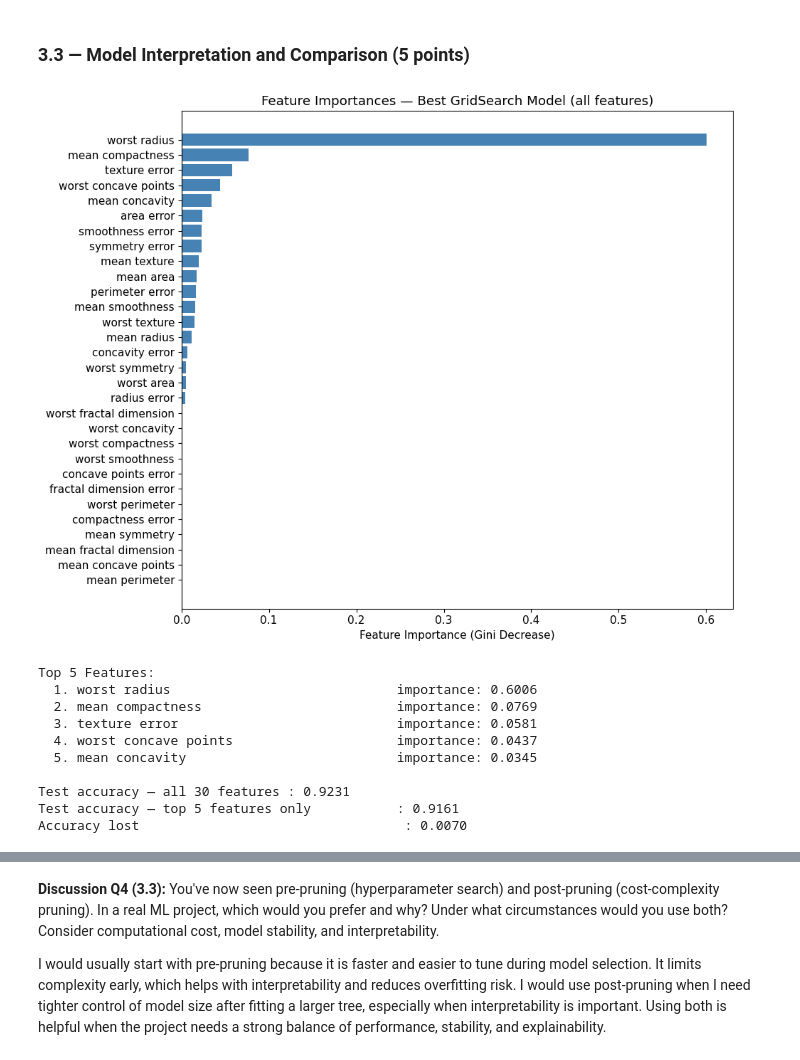
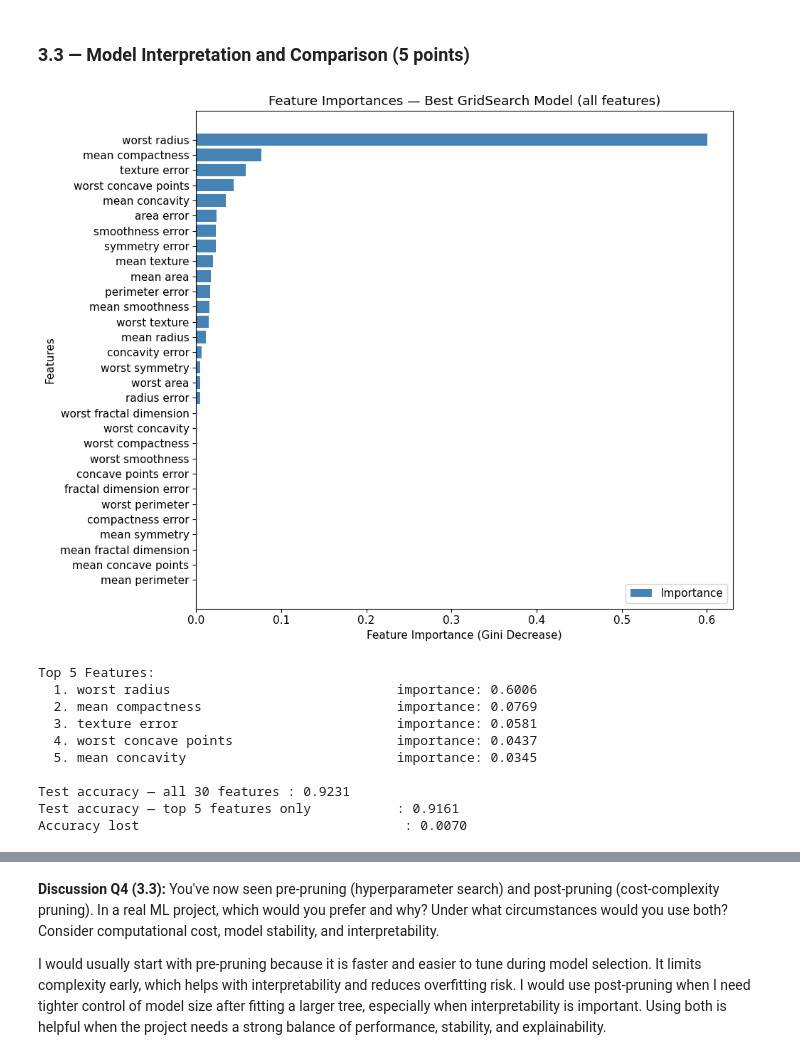
Before and after one commit to Shrxmy/25263CSDMachineLearning, a Jupyter notebook: [4] Group 8 - Module 4 - CART Lab Activity/Group8_CART_Lab_Activity.ipynb, the cells around one changed output, grey strips where cells are left out. Cells and saved outputs as stored; diff of their text form; code cells hidden in the pictures.

```diff
--- a/[4] Group 8 - Module 4 - CART Lab Activity/Final CART_Lab_Activity.ipynb
+++ b/[4] Group 8 - Module 4 - CART Lab Activity/Group8_CART_Lab_Activity.ipynb
@@ -327,6 +311,7 @@ Model                | Train Accuracy  | Test Accuracy
 My CART (Scratch)    | 0.9905          | 0.9333
 Sklearn DecisionTree | 0.9905          | 0.8889
 # %%
+# 1.2b — Visual comparison: decision boundaries on 2D data (5 points)
 X_moon, y_moon = make_moons(n_samples=300, noise=0.25, random_state=42)
 
 my_moon_tree = CARTClassifier(max_depth=5)
@@ -348,8 +333,11 @@ for i, model in enumerate(models):
     plt.subplot(1, 2, i + 1)
     Z = model.predict(np.c_[xx.ravel(), yy.ravel()]).reshape(xx.shape)
     plt.contourf(xx, yy, Z, alpha=0.3, cmap='RdBu')
-    plt.scatter(X_moon[:, 0], X_moon[:, 1], c=y_moon, edgecolors='k', cmap='RdBu', s=25)
+    scatter = plt.scatter(X_moon[:, 0], X_moon[:, 1], c=y_moon, edgecolors='k', cmap='RdBu', s=25)
+    plt.xlabel('Feature 1')
+    plt.ylabel('Feature 2')
     plt.title(f"{titles[i]}\nAccuracy: {model.score(X_moon, y_moon):.2%}")
+    plt.legend(*scatter.legend_elements(), title='Class', loc='upper right')
 
 plt.tight_layout()
 plt.show()
@@ -1094,14 +1008,7 @@ Bottom 5 Parameter Combinations:
 # %% [markdown]
 ### 3.3 — Model Interpretation and Comparison (5 points)
 # %%
-# TODO 3.3a — Feature Importance Analysis (3 points)
-#
-# 1. Using the best GridSearchCV model, extract feature importances
-# 2. Create a horizontal bar chart of ALL features, sorted by importance
-# 3. Identify the top 5 features
-# 4. Re-train a tree using ONLY the top 5 features
-# 5. Compare test accuracy: all features vs top 5 only
-# 6. Discussion: How much accuracy is lost? Is the simpler model preferable?
+# 3.3a — Feature Importance Analysis (3 points)
 
 if '_best_model32' not in globals():
     raise RuntimeError('Run Section 3.2 first.')
@@ -1113,40 +1020,43 @@ feat_names  = _feature_names32
 # 2. Horizontal bar chart, sorted ascending so most important is at top
 sorted_idx = np.argsort(importances)
 plt.figure(figsize=(10, 8))
-plt.barh(range(len(sorted_idx)), importances[sorted_idx], color='steelblue')
+plt.barh(range(len(sorted_idx)), importances[sorted_idx], color='steelblue',
+         label='Importance')
 plt.yticks(range(len(sorted_idx)), feat_names[sorted_idx])
 plt.xlabel('Feature Importance (Gini Decrease)')
+plt.ylabel('Features')
 plt.title('Feature Importances — Best GridSearch Model (all features)')
+plt.legend(loc='lower right')
 plt.tight_layout()
 plt.show()
 
 # 3. Top 5 features
 top5_idx   = np.argsort(importances)[::-1][:5]
 top5_names = feat_names[top5_idx]
 top5_imp   = importances[top5_idx]
 print('Top 5 Features:')
 for rank, (name, imp) in enumerate(zip(top5_names, top5_imp), 1):
     print(f'  {rank}. {name:<40s} importance: {imp:.4f}')
 
 # 4. Re-train using only top 5 features
 X_train_top5 = _X_train32[:, top5_idx]
 X_test_top5  = _X_test32[:, top5_idx]
 tree_top5 = DecisionTreeClassifier(random_state=42, **_best_params32)
 tree_top5.fit(X_train_top5, _y_train32)
 
 # 5. Compare test accuracy
 acc_all  = _best_model32.score(_X_test32, _y_test32)
 acc_top5 = tree_top5.score(X_test_top5, _y_test32)
 print(f'\nTest accuracy — all {_X_train32.shape[1]} features : {acc_all:.4f}')
 print(f'Test accuracy — top 5 features only           : {acc_top5:.4f}')
 print(f'Accuracy lost                                  : {acc_all - acc_top5:.4f}')
 
 # Store for 3.3b
 _tree_top5_33b   = tree_top5
 _X_test_top5_33b = X_test_top5
 _top5_idx_33b    = top5_idx
 # %% [output]
-[figure, old version]
+[figure, new version]
 Top 5 Features:
   1. worst radius                             importance: 0.6006
   2. mean compactness                         importance: 0.0769
```
Also changed, not shown: parts of 13 cells of this notebook.
